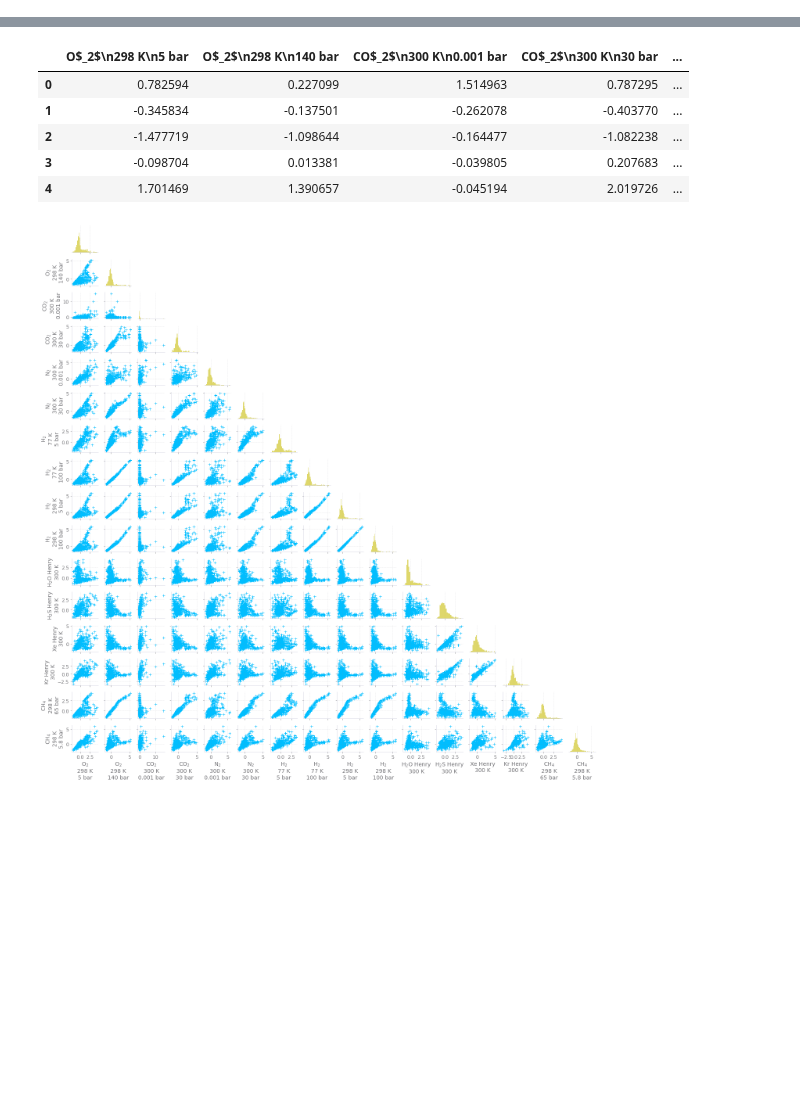
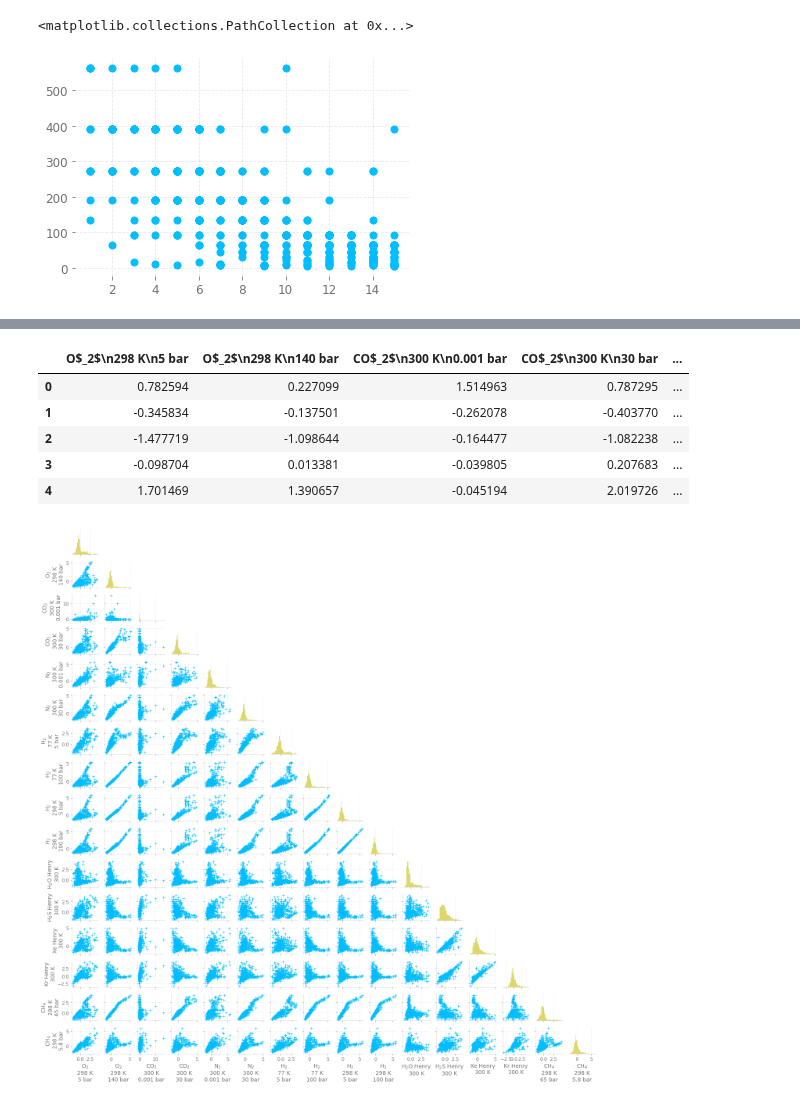
Before and after one commit to SimonEnsemble/material_recommendation_system, a Jupyter notebook: seaborn_stuff.ipynb, the cells around one changed output, grey strips where cells are left out. Cells and saved outputs as stored; diff of their text form; code cells hidden in the pictures; blank space fills up the shorter version.

```diff
--- a/seaborn_stuff.ipynb
+++ b/seaborn_stuff.ipynb
@@ -60,0 +41,6 @@ plt.savefig("beeswarm_lambda.pdf", format="pdf")
+# %%
+plt.figure()
+plt.scatter(df.k.values, df.λ.values)
+# %% [output]
+<matplotlib.collections.PathCollection at 0x...>
+[figure, added]
```
Also changed, not shown: parts of 6 cells of this notebook, 1 other file.
